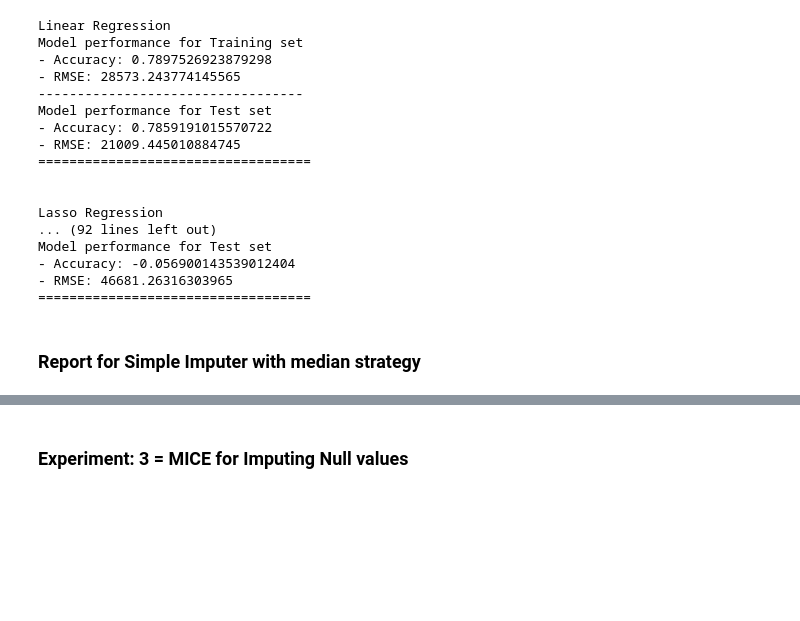
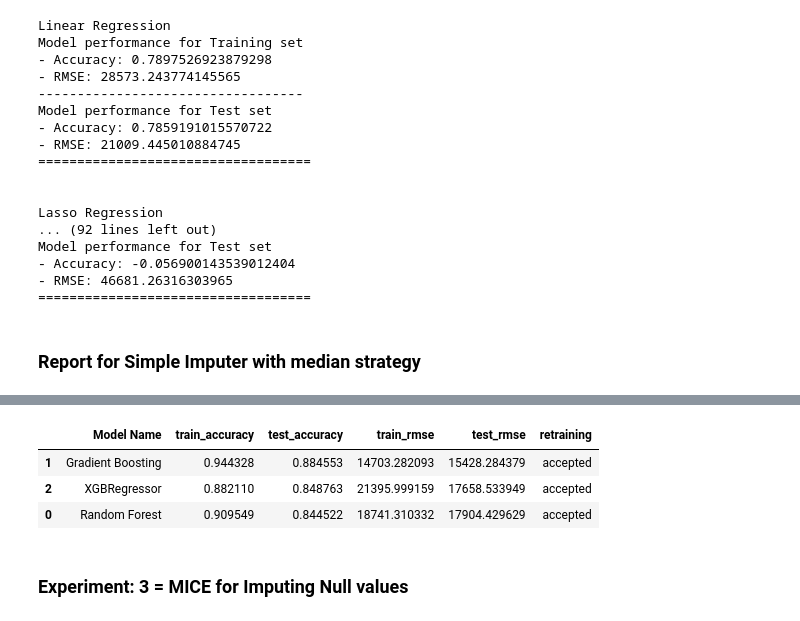
Before and after one commit to anktd23/laptop-price-prediction, a Jupyter notebook: model_training/model_training.ipynb, the cells around one changed output, grey strips where cells are left out. Drawn from its saved outputs; the diff is of its cells as text; code cells hidden in the pictures; blank space fills up the shorter version.

```diff
--- a/model_training/model_training.ipynb
+++ b/model_training/model_training.ipynb
@@ -292,0 +530,18 @@ report_median
+# %%
+# Dictionary which contains models for experiment
+models_new = {
+                "Random Forest": RandomForestRegressor(n_estimators = 20,
+                                                random_state = 5,
+                                                max_samples = 0.5,
+                                                max_features = 0.75,
+                                                max_depth =15),
+                "Gradient Boosting": GradientBoostingRegressor(learning_rate=0.1,
+                                                     max_depth=5,
+                                                     max_features='log2',
+                                                     n_estimators=100,
+                                                     random_state= 10 ),
+                "XGBRegressor": XGBRegressor(max_depth=2,
+                                       n_estimators=75)
+             }
+# %%
+report_median_new = evaluate_models(X_median, y, models_new)
@@ -293,3 +566,10 @@ report_median
+# %%
+report_median_new
+# %% [output]
+|  | Model Name | train_accuracy | test_accuracy | train_rmse | test_rmse | retraining |
+| 1 | Gradient Boosting | 0.944328 | 0.884553 | 14703.282093 | 15428.284379 | accepted |
+| 2 | XGBRegressor | 0.882110 | 0.848763 | 21395.999159 | 17658.533949 | accepted |
+| 0 | Random Forest | 0.909549 | 0.844522 | 18741.310332 | 17904.429629 | accepted |
 # %% [markdown]
 ### Experiment: 3 = MICE for Imputing Null values
 # %% [markdown]
```
Also changed, not shown: parts of 30 cells of this notebook, 1 other file.
